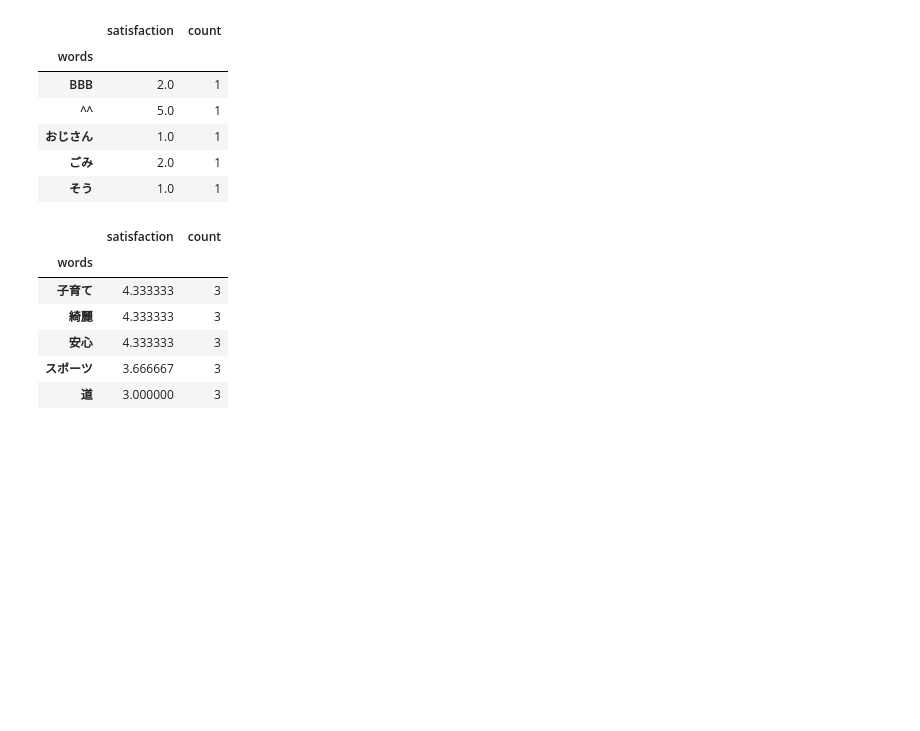
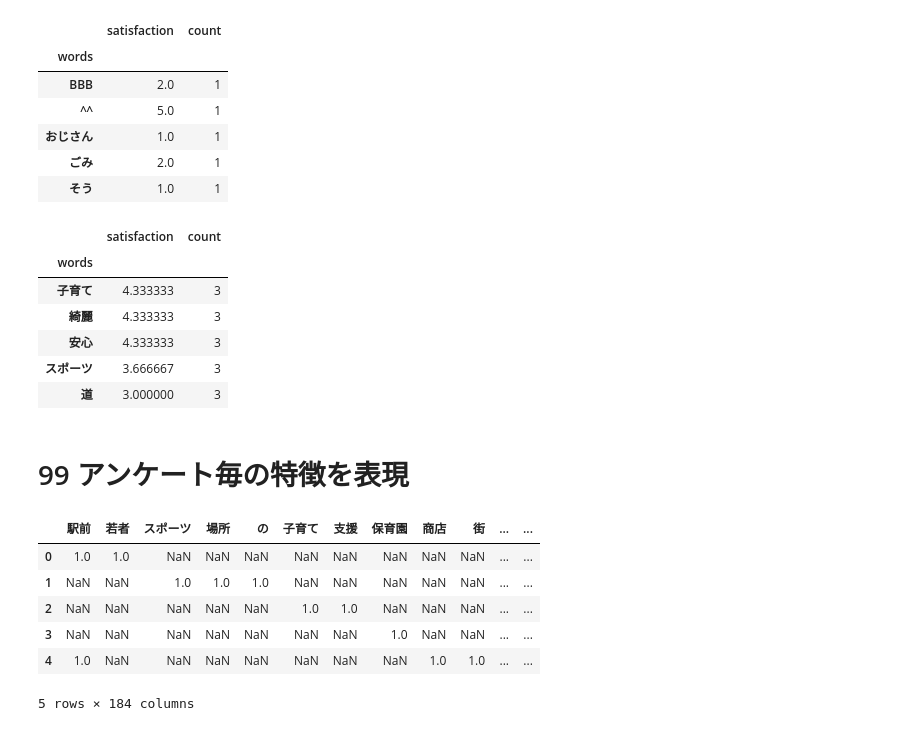
Before and after one commit to letitride/PandasDataAnalyze, a Jupyter notebook: chapter10/ch10.ipynb, the cells around one changed output. Drawn from its saved outputs; the diff is of its cells as text; code cells hidden in the pictures; blank space fills up the shorter version.

Commit message:
10.99 アンケート毎の特徴を表現する

```diff
--- a/chapter10/ch10.ipynb
+++ b/chapter10/ch10.ipynb
@@ -250,3 +250,29 @@ words_df.sort_values("satisfaction", ascending=False).head()
 | 安心 | 4.333333 | 3 |
 | スポーツ | 3.666667 | 3 |
 | 道 | 3.000000 | 3 |
+# %% [markdown]
+# 99 アンケート毎の特徴を表現
+# %%
+parts = ["名詞"]
+all_words_df = pd.DataFrame()
+satisfaction = []
+for n in range(len(survey)):
+    text = survey["comment"].iloc[n]
+    words = tagger.parse(text).splitlines()
+    words_df = pd.DataFrame()
+    for i in words:
+        if i == "EOS" or i == "": continue
+        word_tmp = i.split()[0]
+        part = i.split()[1].split(",")[0]
+        if not (part in parts): continue
+        words_df[word_tmp] = [1]
+    all_words_df = pd.concat([all_words_df, words_df], ignore_index=True)
+all_words_df.head()
+# %% [output]
+|  | 駅前 | 若者 | スポーツ | 場所 | の | 子育て | 支援 | 保育園 | 商店 | 街 | ... | ... |
+| 0 | 1.0 | 1.0 | NaN | NaN | NaN | NaN | NaN | NaN | NaN | NaN | ... | ... |
+| 1 | NaN | NaN | 1.0 | 1.0 | 1.0 | NaN | NaN | NaN | NaN | NaN | ... | ... |
+| 2 | NaN | NaN | NaN | NaN | NaN | 1.0 | 1.0 | NaN | NaN | NaN | ... | ... |
+| 3 | NaN | NaN | NaN | NaN | NaN | NaN | NaN | 1.0 | NaN | NaN | ... | ... |
+| 4 | 1.0 | NaN | NaN | NaN | NaN | NaN | NaN | NaN | 1.0 | 1.0 | ... | ... |
+5 rows × 184 columns
```
Also changed, not shown: parts of 1 cell of this notebook.
